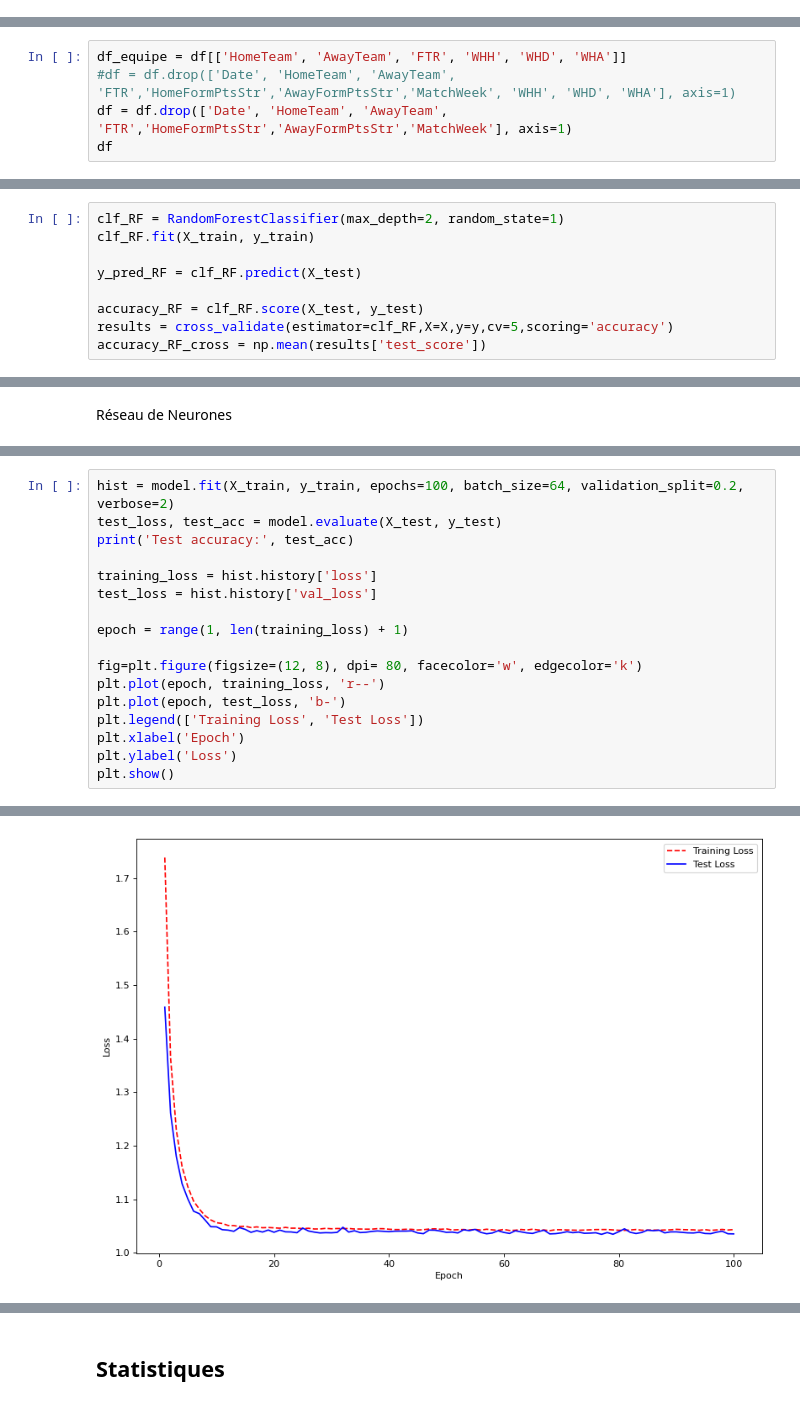
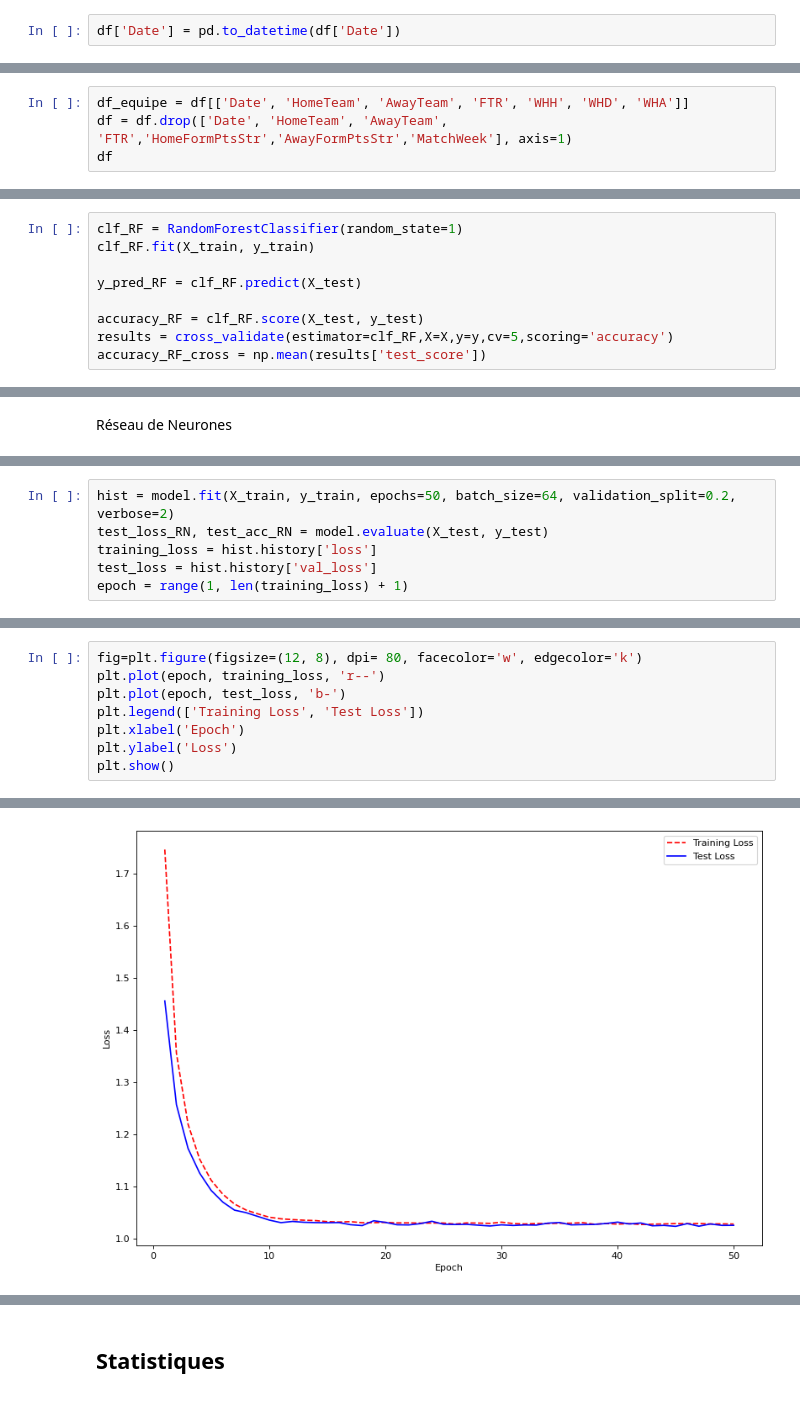
Before and after one commit to NathanOD/FootPrediction, a Jupyter notebook: Classifier_V2.ipynb, the cells around one changed output, grey strips where cells are left out. Drawn from its saved outputs; the diff is of its cells as text.

Commit message:
added graphics

```diff
--- a/Classifier_V2.ipynb
+++ b/Classifier_V2.ipynb
@@ -54,6 +52,8 @@ On groupe les résultats des matchs et on garde le même nombre de victoires, ma
 groupes = df.groupby('FTR')
 taille_echantillon = min([len(groupe) for _, groupe in groupes])
 df = pd.concat([groupe.sample(taille_echantillon) for _, groupe in groupes])
+# %%
+df['Date'] = pd.to_datetime(df['Date'])
 # %%
 df
 # %% [output]
@@ -73,8 +73,7 @@ df
 # %% [markdown]
 On retire certains paramètres
 # %%
-df_equipe = df[['HomeTeam', 'AwayTeam', 'FTR', 'WHH', 'WHD', 'WHA']]
-#df = df.drop(['Date', 'HomeTeam', 'AwayTeam', 'FTR','HomeFormPtsStr','AwayFormPtsStr','MatchWeek', 'WHH', 'WHD', 'WHA'], axis=1)
+df_equipe = df[['Date', 'HomeTeam', 'AwayTeam', 'FTR', 'WHH', 'WHD', 'WHA']]
 df = df.drop(['Date', 'HomeTeam', 'AwayTeam', 'FTR','HomeFormPtsStr','AwayFormPtsStr','MatchWeek'], axis=1)
 df
 # %% [output]
@@ -151,7 +151,7 @@ accuracy_KNN_cross = np.mean(results['test_score'])
 # %% [markdown]
 Random Forest
 # %%
-clf_RF = RandomForestClassifier(max_depth=2, random_state=1)
+clf_RF = RandomForestClassifier(random_state=1)
 clf_RF.fit(X_train, y_train)
 
 y_pred_RF = clf_RF.predict(X_test)
@@ -230,0 +232,6 @@ _________________________________________________________________
+# %%
+hist = model.fit(X_train, y_train, epochs=50, batch_size=64, validation_split=0.2, verbose=2)
+test_loss_RN, test_acc_RN = model.evaluate(X_test, y_test)
+training_loss = hist.history['loss']
+test_loss = hist.history['val_loss']
+epoch = range(1, len(training_loss) + 1)
@@ -231,13 +260,4 @@ _________________________________________________________________
 # %%
-hist = model.fit(X_train, y_train, epochs=100, batch_size=64, validation_split=0.2, verbose=2)
-test_loss, test_acc = model.evaluate(X_test, y_test)
-print('Test accuracy:', test_acc)
-
-training_loss = hist.history['loss']
-test_loss = hist.history['val_loss']
-
-epoch = range(1, len(training_loss) + 1)
-
 fig=plt.figure(figsize=(12, 8), dpi= 80, facecolor='w', edgecolor='k')
 plt.plot(epoch, training_loss, 'r--')
 plt.plot(epoch, test_loss, 'b-')
@@ -269 +269 @@ Test accuracy: 0.4537118077278137
-[figure, old version]
+[figure, new version]
```
Also changed, not shown: parts of 44 cells of this notebook, 4 other files.
